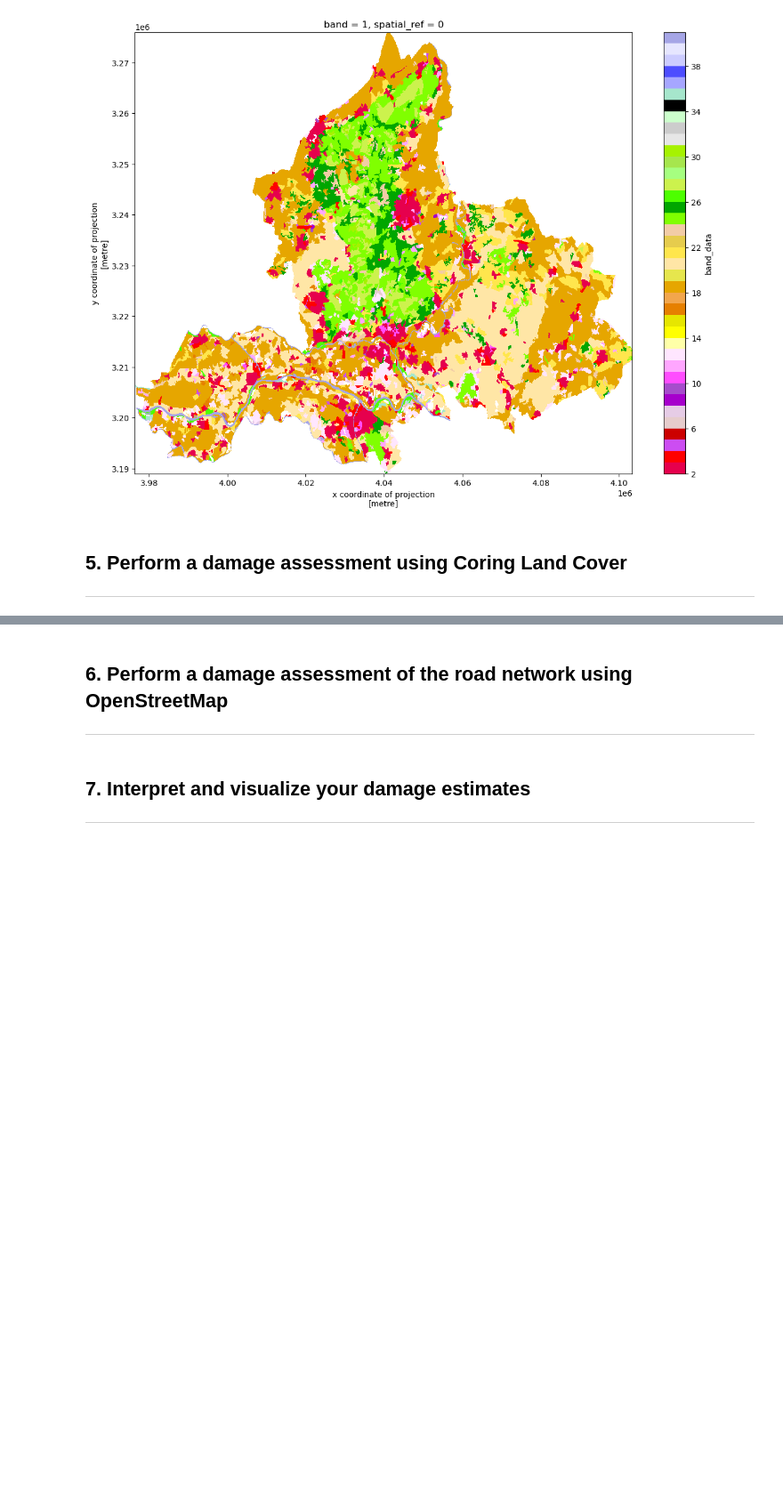
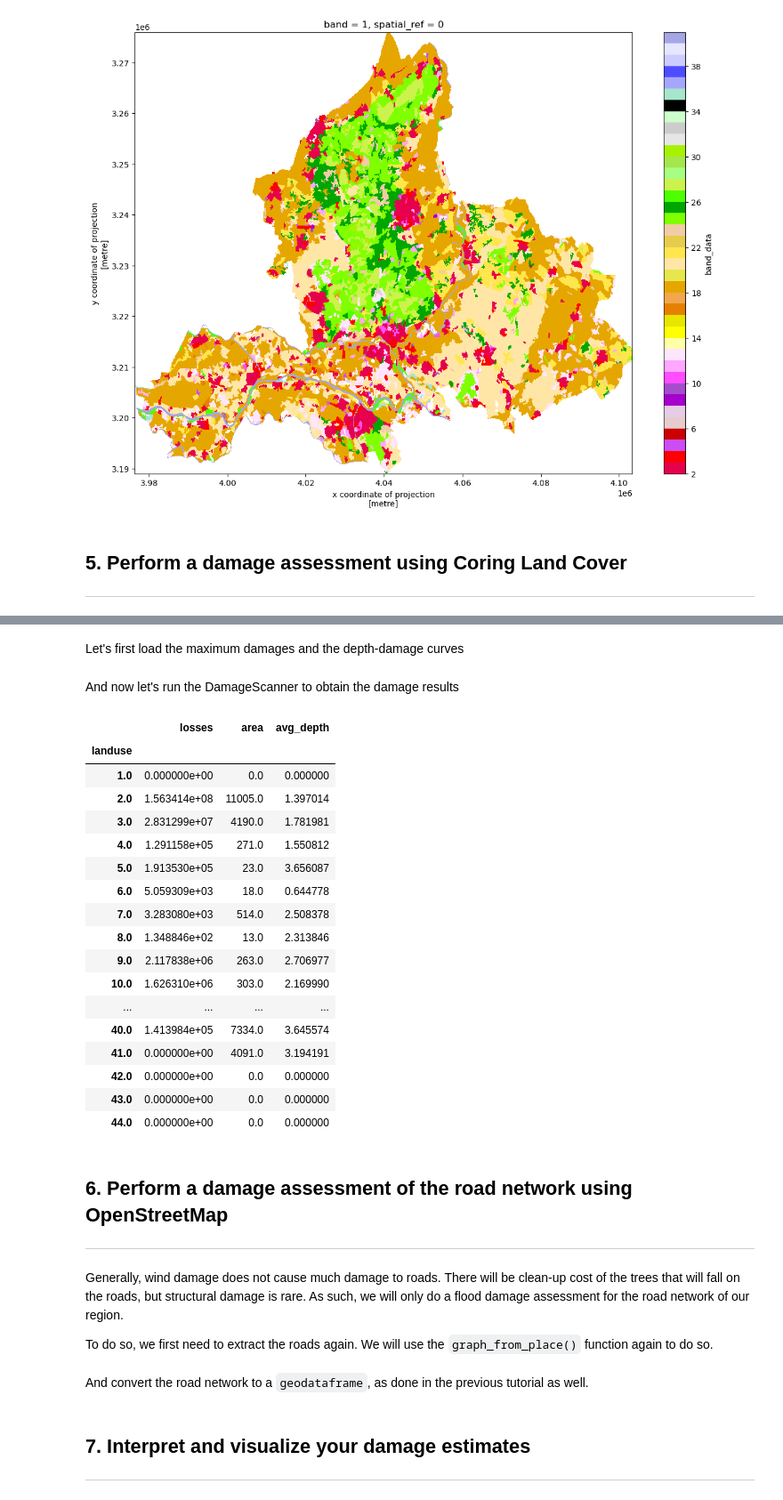
Before and after one commit to ElcoK/BigData_AED, a Jupyter notebook: _sources/week4/tutorial2.ipynb, the cells around one changed output, grey strips where cells are left out. Shown at 89% size. Drawn from its saved outputs; the diff is of its cells as text; code cells hidden in the pictures; blank space fills up the shorter version.

```diff
--- a/_sources/week4/tutorial2.ipynb
+++ b/_sources/week4/tutorial2.ipynb
@@ -186,3 +229,2 @@ area = ox.geocode_to_gdf(place_name)
 # %%
-xds = xr.open_dataset(CLC_location, engine="rasterio")
-xds
+CLC = xr.open_dataset(CLC_location, engine="rasterio")
@@ -199,5 +231,5 @@ Data variables:
 # %%
-clipped = xds.rio.clip(area.geometry.values, area.crs)
+CLC_region = CLC.rio.clip(area.geometry.values, area.crs)
 # %%
 CLC_values = [111, 112, 121, 122, 123, 124, 131, 132, 133, 141, 142, 211, 212, 213, 221, 222, 223, 231, 241, 242,
  243, 244, 311, 312, 313, 321, 322, 323, 324, 331, 332, 333, 334, 335, 411, 412, 421, 422, 423, 511, 512, 521, 522, 523]
@@ -237,3 +281,39 @@ clipped["band_data"].plot(ax=ax,levels=len(CLC_colors),colors=CLC_colors)
+# %% [markdown]
+Let's first load the maximum damages and the depth-damage curves
+# %%
+import pandas as pd
+curves = pd.read_excel('damage_curves.xlsx',sheet_name='curves')
+maxdam = pd.read_excel('damage_curves.xlsx',sheet_name='maxdam')
+# %%
+landuse_map = CLC_region['band_data'].to_numpy()
+flood_map = flood_map_area['band_data'].to_numpy()
+# %% [markdown]
+And now let's run the DamageScanner to obtain the damage results
+# %%
+DamageScanner(landuse_map,flood_map,curves,maxdam)[1]
+# %% [output]
+|  | losses | area | avg_depth |
+| landuse |  |  |  |
+| 1.0 | 0.000000e+00 | 0.0 | 0.000000 |
+| 2.0 | 1.563414e+08 | 11005.0 | 1.397014 |
+| 3.0 | 2.831299e+07 | 4190.0 | 1.781981 |
+| 4.0 | 1.291158e+05 | 271.0 | 1.550812 |
+| 5.0 | 1.913530e+05 | 23.0 | 3.656087 |
+| 6.0 | 5.059309e+03 | 18.0 | 0.644778 |
+| 7.0 | 3.283080e+03 | 514.0 | 2.508378 |
+| 8.0 | 1.348846e+02 | 13.0 | 2.313846 |
+| 9.0 | 2.117838e+06 | 263.0 | 2.706977 |
+| 10.0 | 1.626310e+06 | 303.0 | 2.169990 |
+| ... | ... | ... | ... |
+| 40.0 | 1.413984e+05 | 7334.0 | 3.645574 |
+| 41.0 | 0.000000e+00 | 4091.0 | 3.194191 |
+| 42.0 | 0.000000e+00 | 0.0 | 0.000000 |
+| 43.0 | 0.000000e+00 | 0.0 | 0.000000 |
+| 44.0 | 0.000000e+00 | 0.0 | 0.000000 |
 # %% [markdown]
 ## 6. Perform a damage assessment of the road network using OpenStreetMap
 <hr>
+# %% [markdown]
+Generally, wind damage does not cause much damage to roads. There will be clean-up cost of the trees that will fall on the roads, but structural damage is rare. As such, we will only do a flood damage assessment for the road network of our region.
+
+To do so, we first need to extract the roads again. We will use the `graph_from_place()` function again to do so.
@@ -239,0 +322,2 @@ clipped["band_data"].plot(ax=ax,levels=len(CLC_colors),colors=CLC_colors)
+# %% [markdown]
+And convert the road network to a `geodataframe`, as done in the previous tutorial as well.
```
Also changed, not shown: parts of 35 cells of this notebook, 13 other files.
